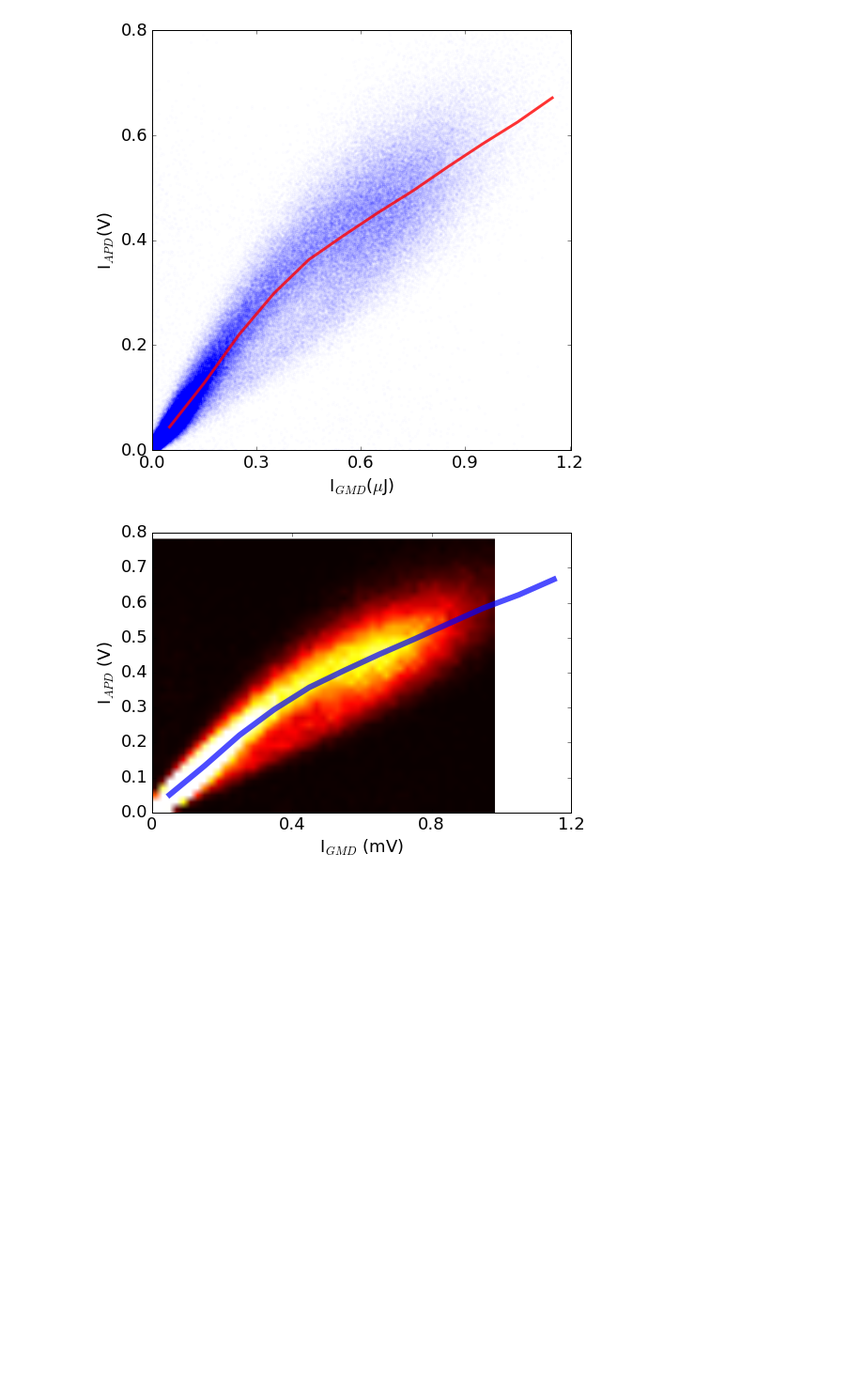
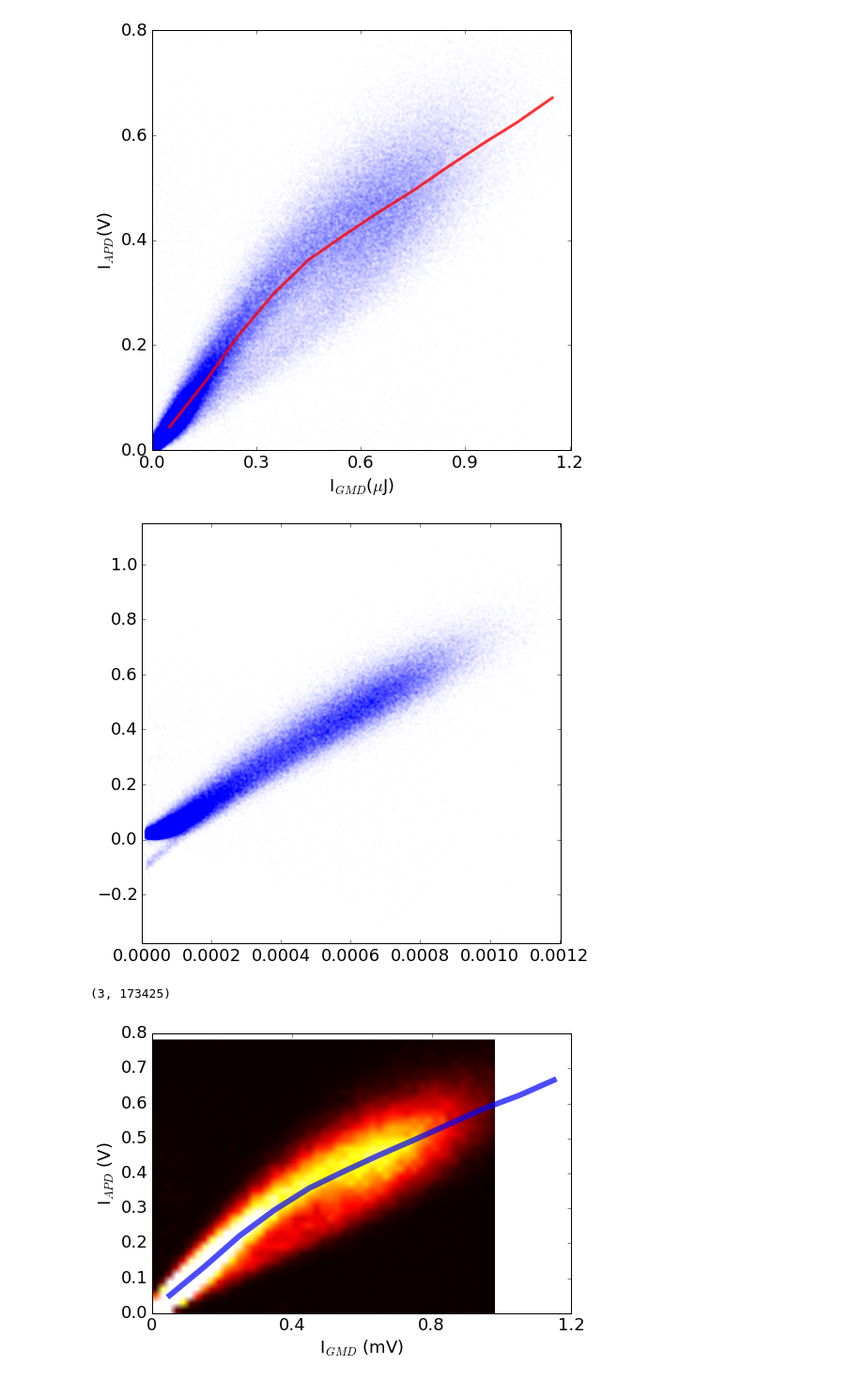
Before and after one commit to sioan/softXRayDataAndControls, a Jupyter notebook: experimentSpecificFiles/sxri0414/for_pub/regression_approach_run60.ipynb, the cells around one changed output. Shown at 94% size. Saved outputs shown, nothing was run; the diff lists cells and outputs as text; code cells hidden in the pictures; blank space fills up the shorter version.

```diff
--- a/experimentSpecificFiles/sxri0414/for_pub/regression_approach_run60.ipynb
+++ b/experimentSpecificFiles/sxri0414/for_pub/regression_approach_run60.ipynb
@@ -182,6 +182,31 @@ axarr5.set_ylabel("I$_{APD}$(V)")
 show()
 # %% [output]
 [figure]
+# %%
+energy_x_product = (energy-mean(energy))*(x-mean(x))
+fee_energy_gmd_product = (fee-mean(fee))*(x-mean(x))*(energy-mean(energy))
+temp_array = array([ones(len(x)),x,energy,energy_x_product,fee_energy_gmd_product]).transpose()
+pseudo_inv = dot(inv(dot(temp_array.transpose(),temp_array)),array(temp_array).transpose())
+beta = dot(pseudo_inv,y-mean(y))
+# %%
+x = my_dict['GMD'][my_mask]
+#y = my_dict['acqiris2/amplitude'][my_mask]
+#sy = my_dict['acqiris2/uncertainty_cov'][my_mask]
+#energy = my_dict['ebeam/photon_energy'][my_mask]
+#fee = my_dict['gas_detector/f_22_ENRC'][my_mask]
+
+y_corrected = y-dot(temp_array[:,2:],beta[2:])-temp_array[:,0]*beta[0]-mean(y)
+f5, axarr5 = plt.subplots(1, sharex=True)
+axarr5.plot(x,y_corrected,'.',alpha=0.006,markersize=6.0)
+axarr5.set_xlim(0.000,0.001205)
+axarr5.set_ylim(min(y_corrected),max(y_corrected))
+show()
+# %% [output]
+[figure, added]
+# %%
+y_corrected.shape
+# %% [output]
+(3, 173425)
 # %%
 y_bins = arange(0,.8,0.02)
 x_bins = arange(0,0.001,0.00002)
```
Also changed, not shown: parts of 5 cells of this notebook.
